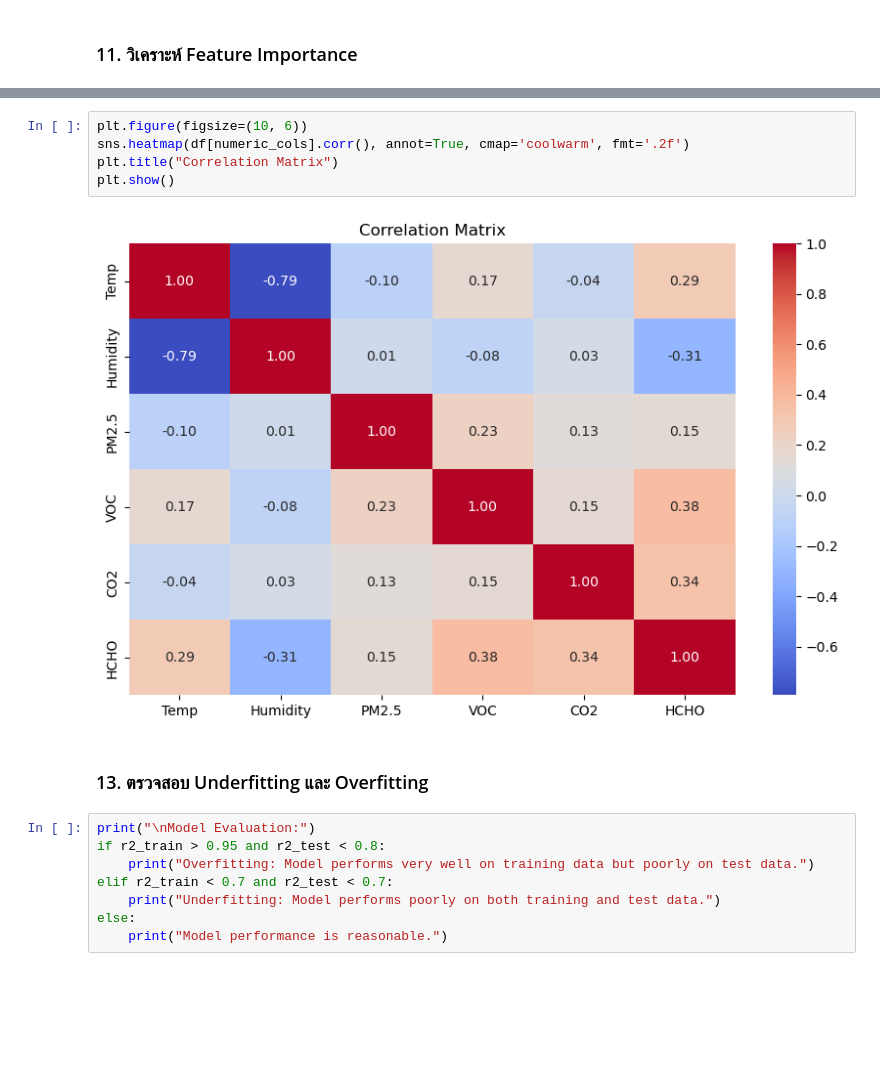
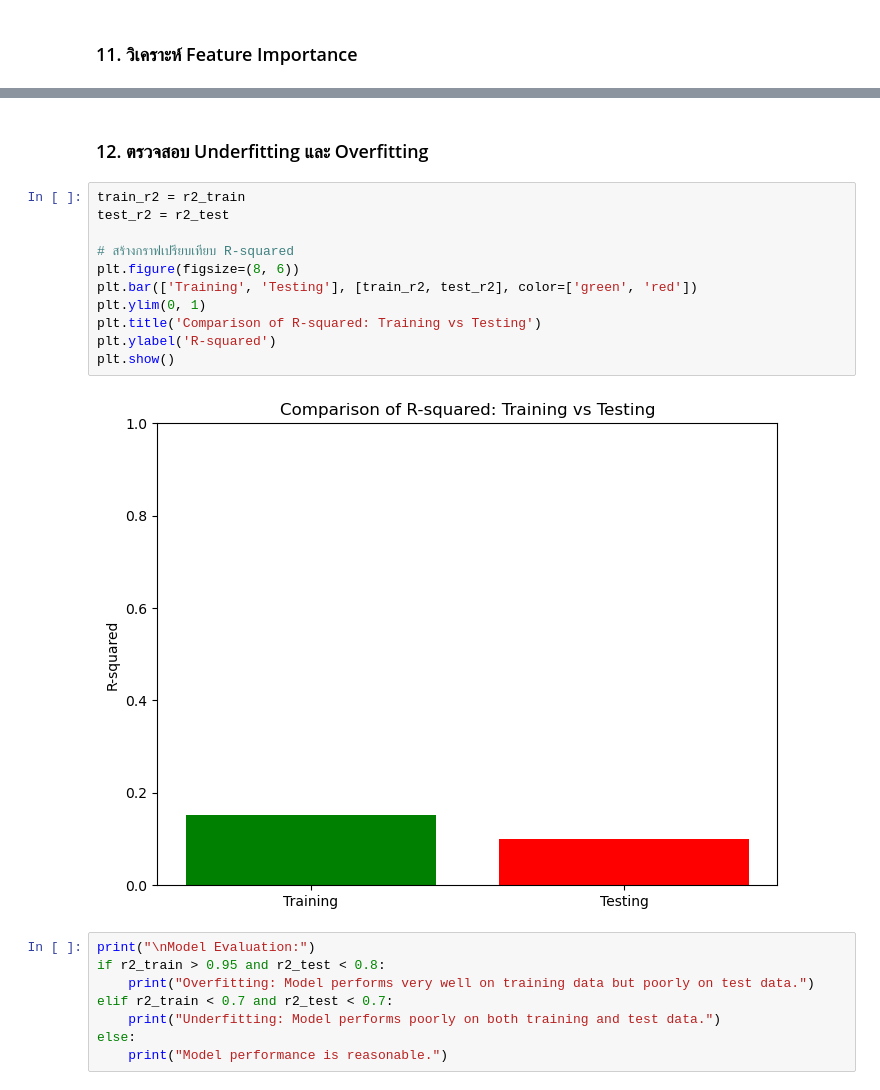
Before and after one commit to KazumaKan/Project_CPE495, a Jupyter notebook: Model/Lasso.ipynb, the cells around one changed output, grey strips where cells are left out. Saved outputs shown, nothing was run; the diff lists cells and outputs as text; blank space fills up the shorter version.

```diff
--- a/Model/Lasso.ipynb
+++ b/Model/Lasso.ipynb
@@ -134,12 +143,18 @@ Passing `palette` without assigning `hue` is deprecated and will be removed in v
-# %%
-plt.figure(figsize=(10, 6))
-sns.heatmap(df[numeric_cols].corr(), annot=True, cmap='coolwarm', fmt='.2f')
-plt.title("Correlation Matrix")
-plt.show()
-# %% [output]
-[figure, removed]
 # %% [markdown]
-### 13. ตรวจสอบ Underfitting และ Overfitting
+### 12. ตรวจสอบ Underfitting และ Overfitting
+# %%
+train_r2 = r2_train
+test_r2 = r2_test
+
+# สร้างกราฟเปรียบเทียบ R-squared
+plt.figure(figsize=(8, 6))
+plt.bar(['Training', 'Testing'], [train_r2, test_r2], color=['green', 'red'])
+plt.ylim(0, 1)
+plt.title('Comparison of R-squared: Training vs Testing')
+plt.ylabel('R-squared')
+plt.show()
+# %% [output]
+[figure, added]
 # %%
 print("\nModel Evaluation:")
 if r2_train > 0.95 and r2_test < 0.8:
```
Also changed, not shown: parts of 25 cells of this notebook, 8 other files.
